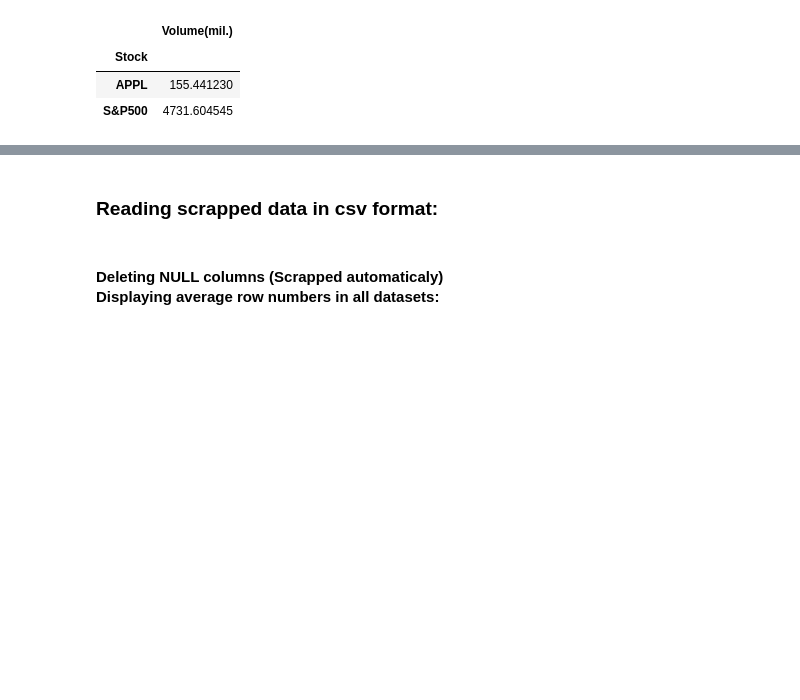
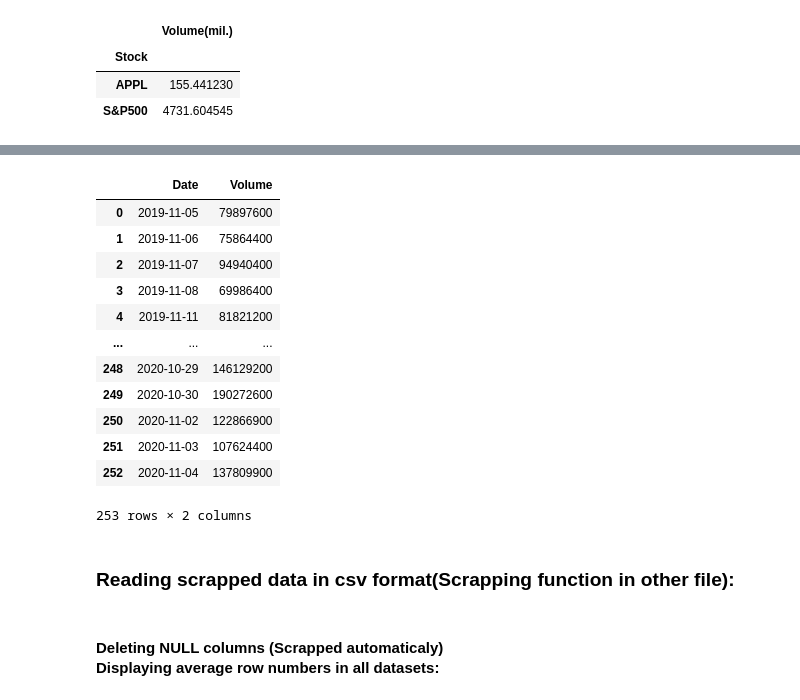
Before and after one commit to Casmodeus/Sentiment-Analysis-in-Stock-Market, a Jupyter notebook: project_2ndITER.ipynb, the cells around one changed output, grey strips where cells are left out. Saved outputs shown, nothing was run; the diff lists cells and outputs as text; code cells hidden in the pictures; blank space fills up the shorter version.

```diff
--- a/project_2ndITER.ipynb
+++ b/project_2ndITER.ipynb
@@ -45,9 +52,9 @@ import matplotlib.pyplot as plt
 # %%
 
 
-df1 = pd.read_csv(r"AAPL.csv")
-df2 = pd.read_csv(r"SP500INDEX.csv")
-df3 = pd.read_csv(r"TSLA.csv")
+df1 = pd.read_csv(r"datasets/AAPL.csv")
+df2 = pd.read_csv(r"datasets/SP500INDEX.csv")
+df3 = pd.read_csv(r"datasets/TSLA.csv")
 merged = pd.concat([df1,df2],ignore_index=True)
 del df1['Adj Close']
 del df2['Adj Close']
@@ -115,3 +123,19 @@ fig.show()
+# %%
+df1[['Date','Volume']]
+# %% [output]
+|  | Date | Volume |
+| 0 | 2019-11-05 | 79897600 |
+| 1 | 2019-11-06 | 75864400 |
+| 2 | 2019-11-07 | 94940400 |
+| 3 | 2019-11-08 | 69986400 |
+| 4 | 2019-11-11 | 81821200 |
+| ... | ... | ... |
+| 248 | 2020-10-29 | 146129200 |
+| 249 | 2020-10-30 | 190272600 |
+| 250 | 2020-11-02 | 122866900 |
+| 251 | 2020-11-03 | 107624400 |
+| 252 | 2020-11-04 | 137809900 |
+253 rows × 2 columns
 # %% [markdown]
-### Reading scrapped data in csv format:
+### Reading scrapped data in csv format(Scrapping function in other file):
 # %%
```
Also changed, not shown: parts of 27 cells of this notebook, 1 other file.
